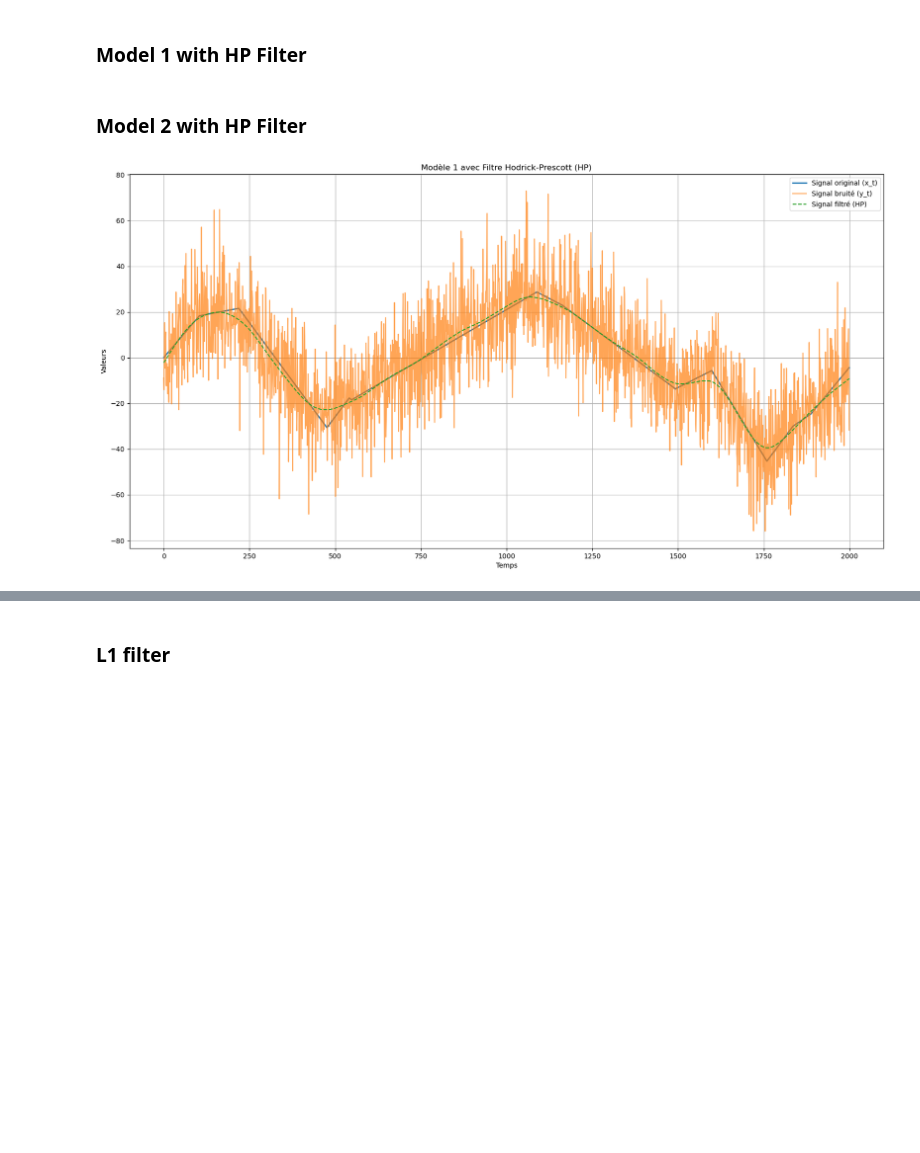
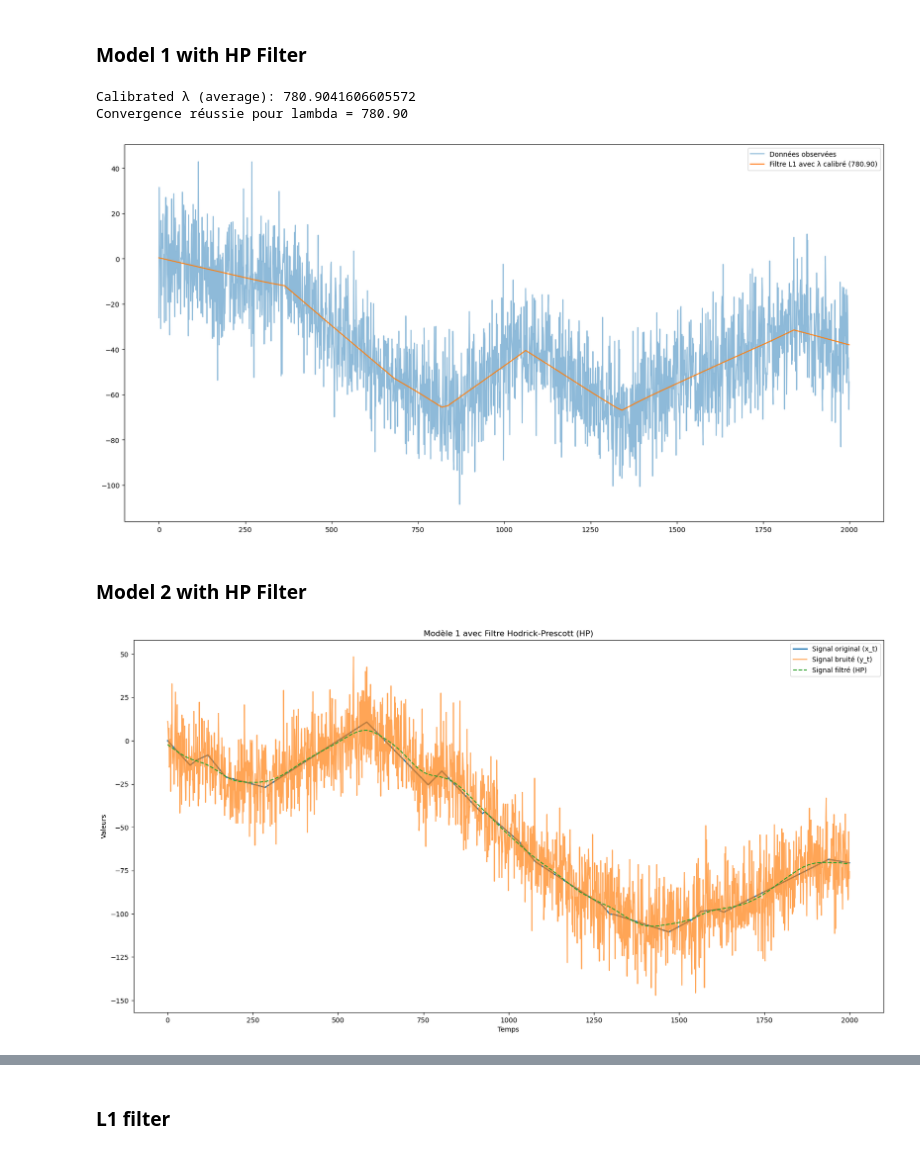
Before and after one commit to ThxHuncho/PortfofioOpt, a Jupyter notebook: Momentum Strategies with L1 Filter.ipynb, the cells around one changed output, grey strips where cells are left out. Drawn from its saved outputs; the diff is of its cells as text; code cells hidden in the pictures; blank space fills up the shorter version.

```diff
--- a/Momentum Strategies with L1 Filter.ipynb
+++ b/Momentum Strategies with L1 Filter.ipynb
@@ -179,3 +174,32 @@ lambda_HP = 1217464  # Paramètre de régularisation pour le filtre HP
+# %%
+# Données générées
+n = 2000
+sigma = 15
+p = 0.99
+b = 0.5
+lambda_HP = 1217464  # Paramètre de régularisation pour le filtre HP
+x_true, y_data = generate_model1_data(n, sigma, p, b)
+
+# Méthode 1 : Ajustement pour une période donnée avec borne et normalisation
+lambda_fixed = calibrate_lambda_fixed(y_data, periods=7, lambda_max_cap=1e4)
+
+# Matrice D pour la série complète
+D = getD(n, diff_order=2)
+
+# Applique le filtre L1 avec la nouvelle valeur de λ calibrée
+x_filtered_fixed = optimize_l1_filter(y_data, D, lambda_fixed)
+
+# Affiche le résultat
+import matplotlib.pyplot as plt
+plt.figure(figsize=(20, 10))
+plt.plot(y_data, label="Données observées", alpha=0.5)
+plt.plot(x_filtered_fixed, label=f"Filtre L1 avec λ calibré ({lambda_fixed:.2f})")
+plt.legend()
+plt.show()
+# %% [output]
+Calibrated λ (average): 780.9041606605572
+Convergence réussie pour lambda = 780.90
+[figure, added]
 # %% [markdown]
 ### Model 2 with HP Filter
 # %%
@@ -194,10 +218,9 @@ plt.legend()
 plt.title("Modèle 1 avec Filtre Hodrick-Prescott (HP)")
 plt.xlabel("Temps")
 plt.ylabel("Valeurs")
-plt.grid()
 plt.show()
 # %% [output]
-[figure, old version]
+[figure, new version]
 # %%
 # Appliquer le filtre HP avec CVXPY
 x_HP_cvxpy, objective_value = apply_HP_filter_cvxpy(y_t, lambda_HP)
```
Also changed, not shown: parts of 16 cells of this notebook.
